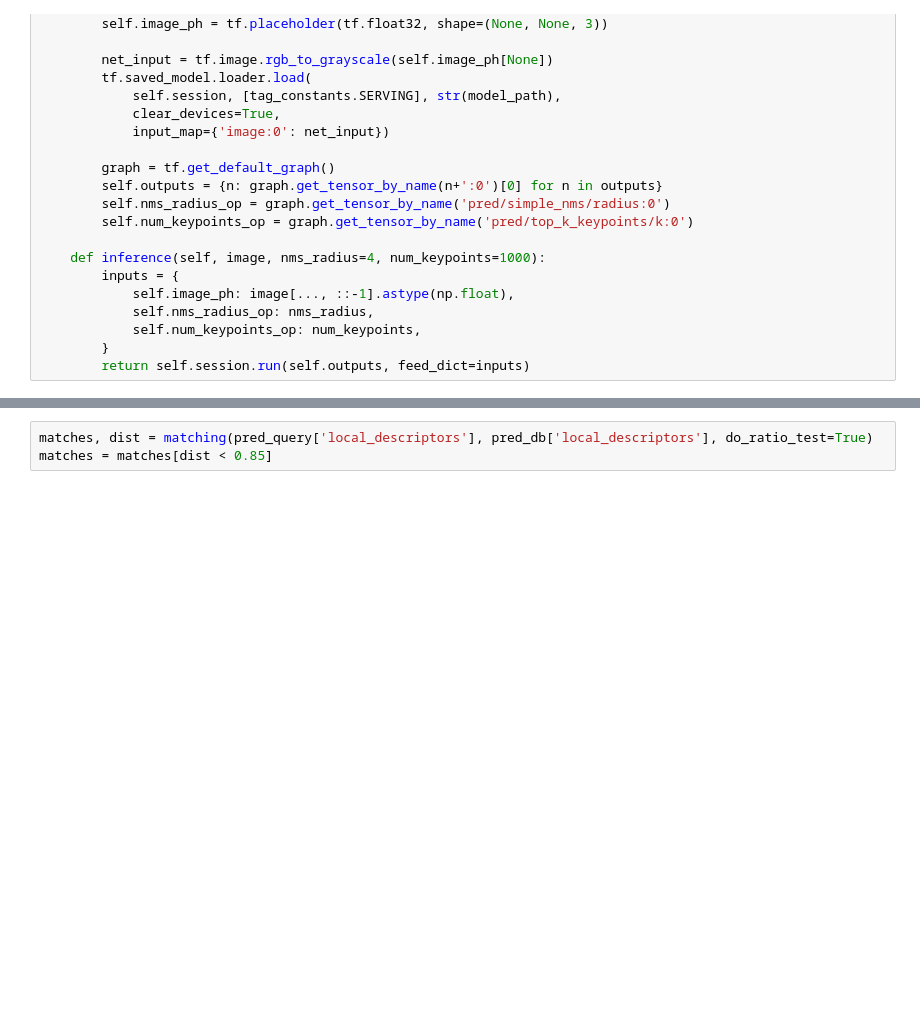
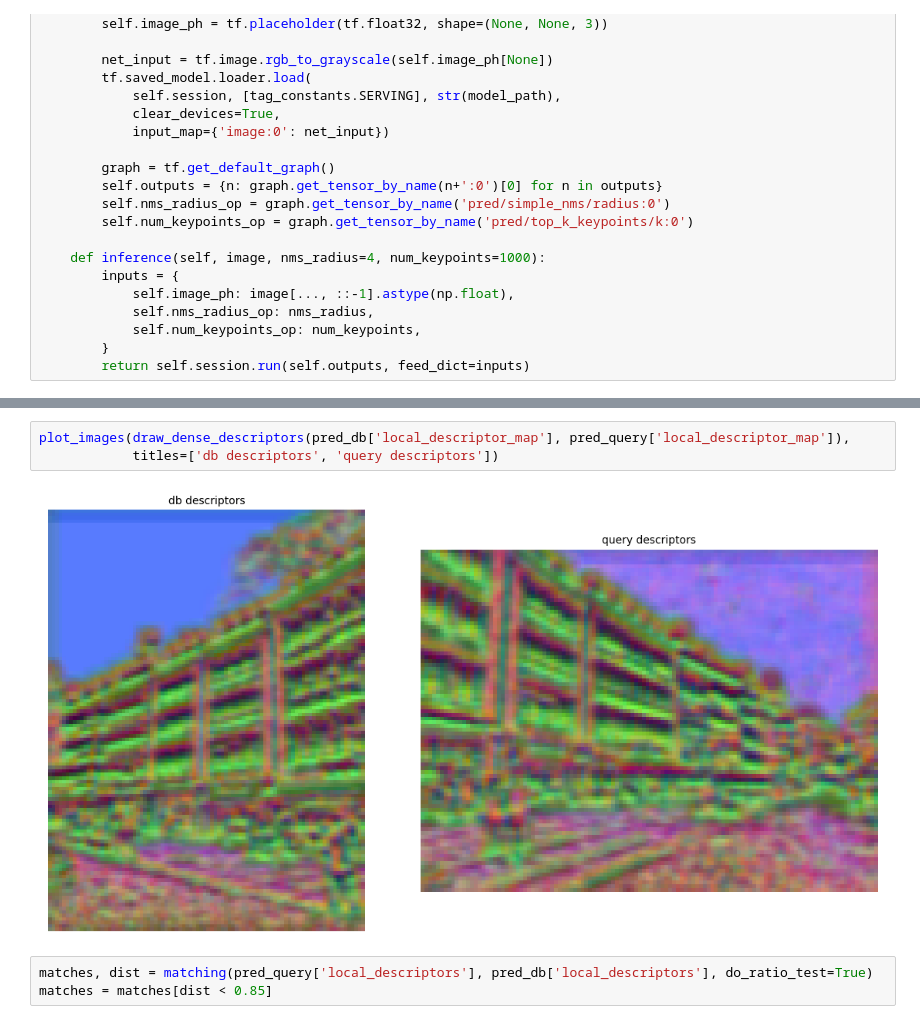
Before and after one commit to ethz-asl/hfnet, a Jupyter notebook: notebooks/demo.ipynb, the cells around one changed output, grey strips where cells are left out. Saved outputs shown, nothing was run; the diff lists cells and outputs as text; blank space fills up the shorter version.

```diff
--- a/notebooks/demo.ipynb
+++ b/notebooks/demo.ipynb
@@ -65,3 +66,8 @@ plot_images([draw_keypoints(im_db, pred_db['keypoints'], s=2, radius=4),
+# %%
+plot_images(draw_dense_descriptors(pred_db['local_descriptor_map'], pred_query['local_descriptor_map']),
+            titles=['db descriptors', 'query descriptors'])
+# %% [output]
+[figure, added]
 # %%
 matches, dist = matching(pred_query['local_descriptors'], pred_db['local_descriptors'], do_ratio_test=True)
 matches = matches[dist < 0.85]
```
Also changed, not shown: parts of 4 cells of this notebook, 1 other file.
